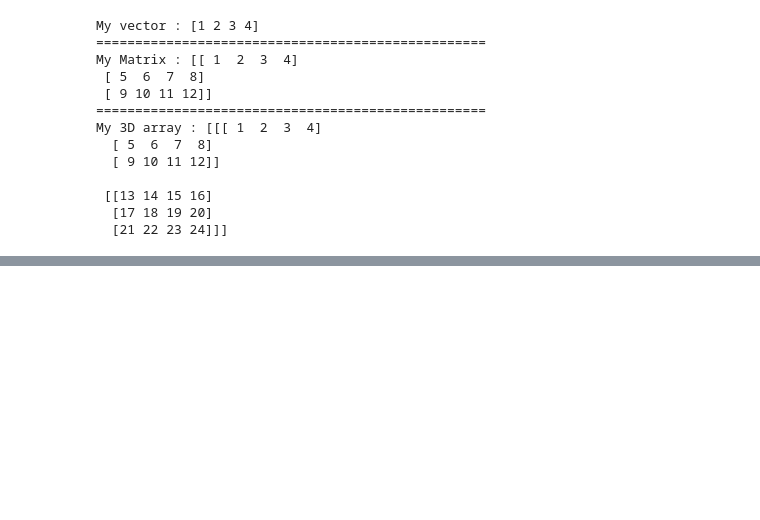
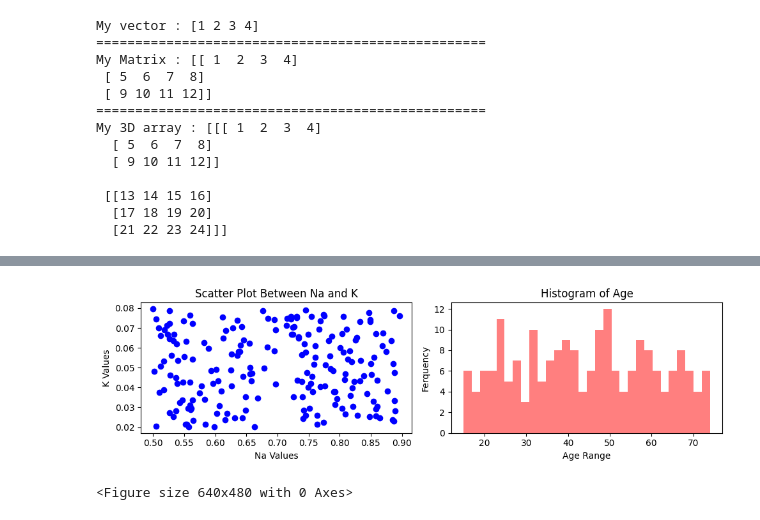
Before and after one commit to aryanssd/-sixteenth-exercices-for-loop, a Jupyter notebook: python-training.ipynb, the cells around one changed output, grey strips where cells are left out. Drawn from its saved outputs; the diff is of its cells as text; code cells hidden in the pictures; blank space fills up the shorter version.

Commit message:
Kaggle Notebook | python-training | Matplotlib_and_Seaborn_Adedd_This_Version

```diff
--- a/python-training.ipynb
+++ b/python-training.ipynb
@@ -372,0 +463,31 @@ My 3D array : [[[ 1  2  3  4]
+# %%
+#Matplotlib
+
+Na = df.Na
+K = df.K
+Age = df.Age
+
+fig, axes = plt.subplots(nrows=1, ncols=2, figsize=(10, 3))
+
+# Scatter plot
+
+axes[0].scatter(Na, K, color='b', marker='o')
+axes[0].set_title('Scatter Plot Between Na and K')
+axes[0].set_xlabel('Na Values')
+axes[0].set_ylabel('K Values')
+
+# Histogram
+axes[1].hist(Age, bins=30, color='r', alpha=0.5)
+axes[1].set_title('Histogram of Age')
+axes[1].set_xlabel('Age Range')
+axes[1].set_ylabel('Ferquency')
+
+#Adjust layout
+plt.tight_layout()
+
+# Show the figure
+plt.show()
+plt.savefig("plot")
+# %% [output]
+[figure, added]
+<Figure size 640x480 with 0 Axes>
```
Also changed, not shown: parts of 6 cells of this notebook.
